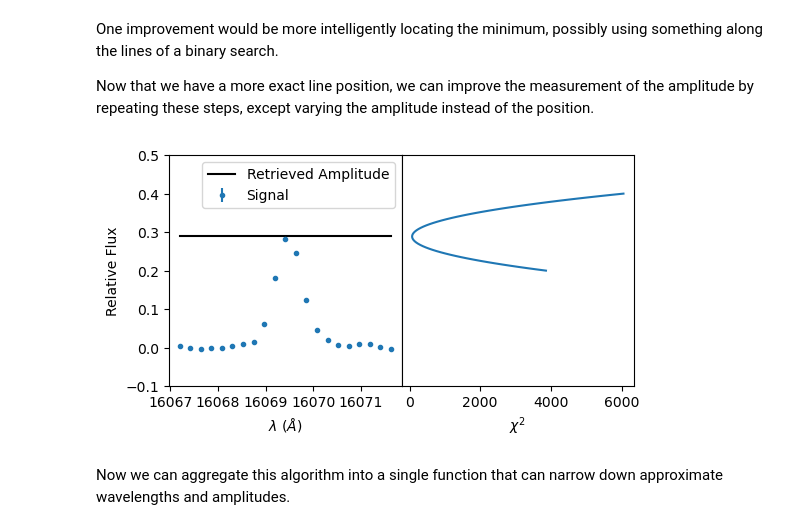
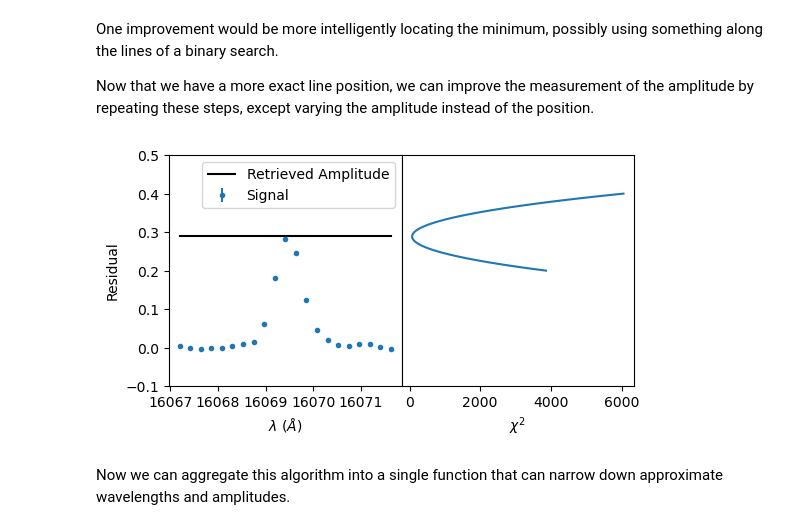
Before and after one commit to josephhand/BSRC-ALIAS, a Jupyter notebook: scratch/improved_retrieval.ipynb, the cells around one changed output. Cells and saved outputs as stored; diff of their text form; code cells hidden in the pictures.

```diff
--- a/scratch/improved_retrieval.ipynb
+++ b/scratch/improved_retrieval.ipynb
@@ -166,35 +166,35 @@ amps = np.linspace(0.2, 0.4, 64)
 chi2 = [ chi2_lsf(peak_f, peak_i**-0.5, inj.default_lsf.x, np.array(inj.default_lsf.y), amp, best_idx) for amp in amps ]
 
 best_amplitude = amps[np.argmin(chi2)]
 
 import matplotlib.gridspec as gridspec
 
 fig = plt.figure()
 
 gs = gridspec.GridSpec(1, 2, wspace=0)
 
 ax1 = fig.add_subplot(gs[0])
 ax2 = fig.add_subplot(gs[1])
 
 ax1.errorbar(peak_w, peak_f, yerr=peak_i**-0.5, fmt='.', label='Signal')
 ax1.plot((np.min(peak_w), np.max(peak_w)), (best_amplitude, best_amplitude), color='black', label='Retrieved Amplitude')
 ax1.set_ylim(-0.1, 0.5)
 ax1.legend()
 
 
-ax1.set_ylabel('Relative Flux')
+ax1.set_ylabel('Residual')
 ax1.set_xlabel('$\lambda$ ($\AA$)')
 
 ax2.plot(chi2, amps)
 ax2.set_yticks([])
 ax2.set_ylim(-0.1, 0.5)
 
 ax2.set_xlabel('$\chi^2$')
 
 fig.set_figwidth(6)
 fig.set_figheight(3)
 # %% [output]
-[figure, old version]
+[figure, new version]
 # %% [markdown]
 Now we can aggregate this algorithm into a single function that can narrow down approximate wavelengths and amplitudes.
 # %%
```
Also changed, not shown: parts of 3 cells of this notebook, 11 other files.
